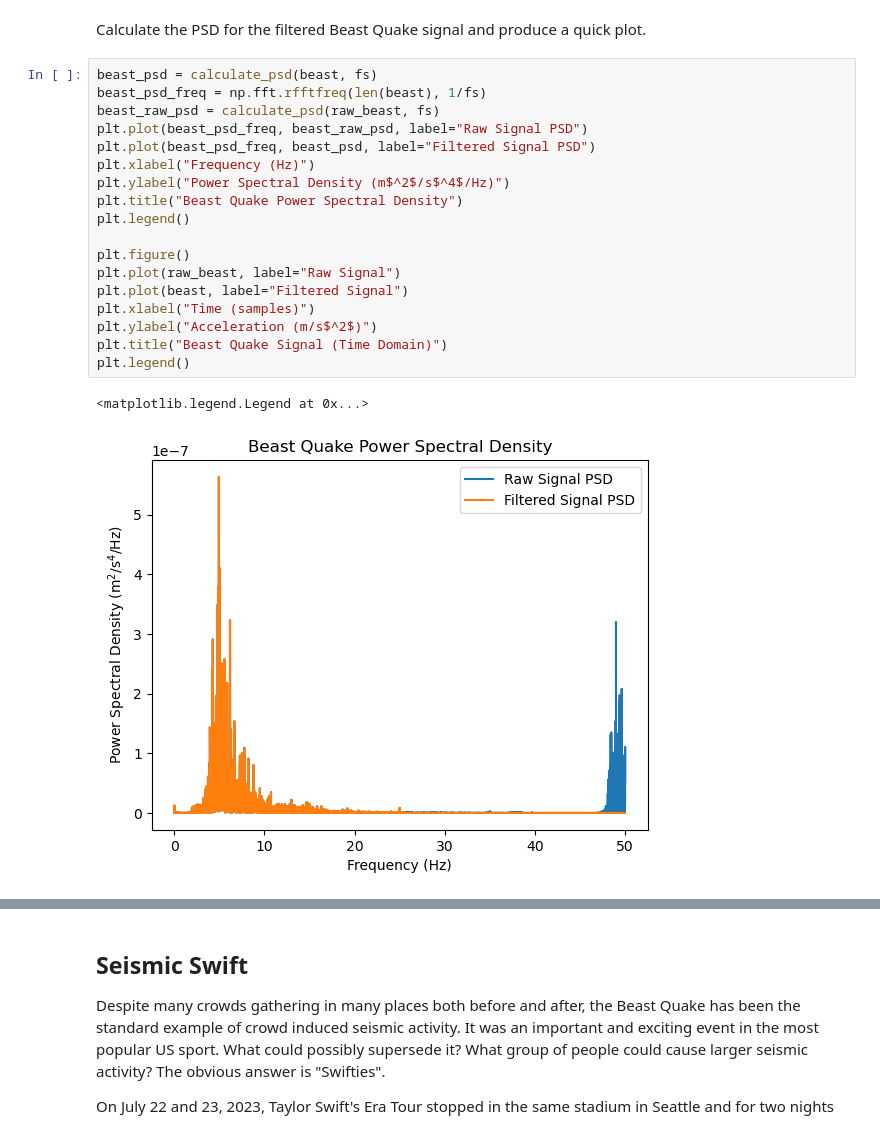
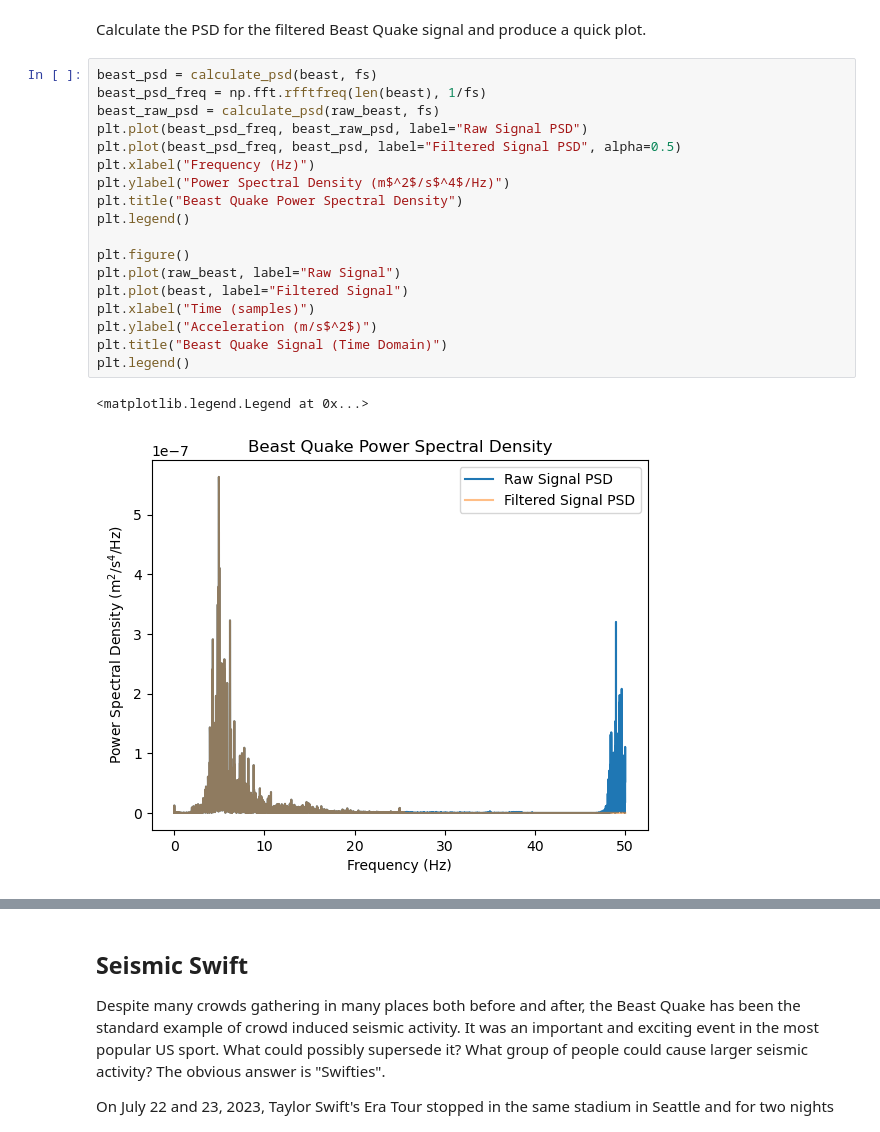
Before and after one commit to SerenaLynas/p250-spring-2026, a Jupyter notebook: labs/Lab10.ipynb, the cells around one changed output, grey strips where cells are left out. Drawn from its saved outputs; the diff is of its cells as text.

```diff
--- a/labs/Lab10.ipynb
+++ b/labs/Lab10.ipynb
@@ -103,24 +102,24 @@ Calculate the PSD for the filtered Beast Quake signal and produce a quick plot.
 # %%
 beast_psd = calculate_psd(beast, fs)
 beast_psd_freq = np.fft.rfftfreq(len(beast), 1/fs)
 beast_raw_psd = calculate_psd(raw_beast, fs)
 plt.plot(beast_psd_freq, beast_raw_psd, label="Raw Signal PSD")
-plt.plot(beast_psd_freq, beast_psd, label="Filtered Signal PSD")
+plt.plot(beast_psd_freq, beast_psd, label="Filtered Signal PSD", alpha=0.5)
 plt.xlabel("Frequency (Hz)")
 plt.ylabel("Power Spectral Density (m$^2$/s$^4$/Hz)")
 plt.title("Beast Quake Power Spectral Density")
 plt.legend()
 
 plt.figure()
 plt.plot(raw_beast, label="Raw Signal")
 plt.plot(beast, label="Filtered Signal")
 plt.xlabel("Time (samples)")
 plt.ylabel("Acceleration (m/s$^2$)")
 plt.title("Beast Quake Signal (Time Domain)")
 plt.legend()
 # %% [output]
 <matplotlib.legend.Legend at 0x...>
-[figure, old version]
+[figure, new version]
 [figure]
 # %% [markdown]
 ## Seismic Swift
```
Also changed, not shown: parts of 4 cells of this notebook, 1 other file.
